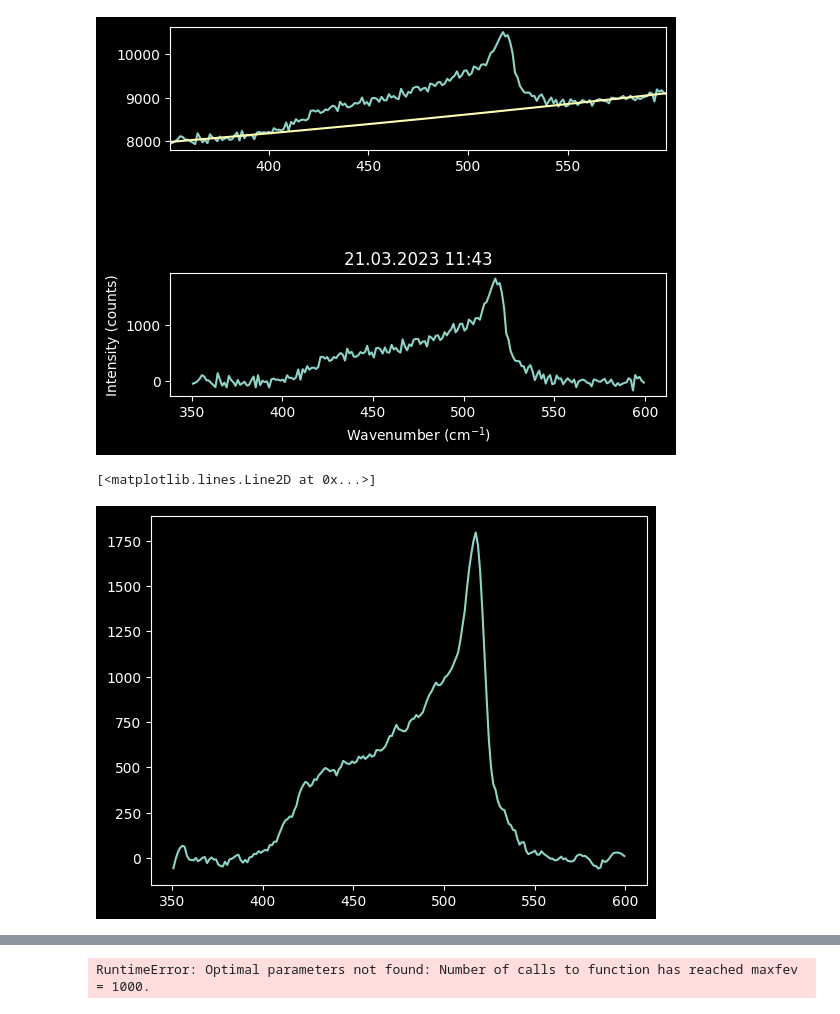
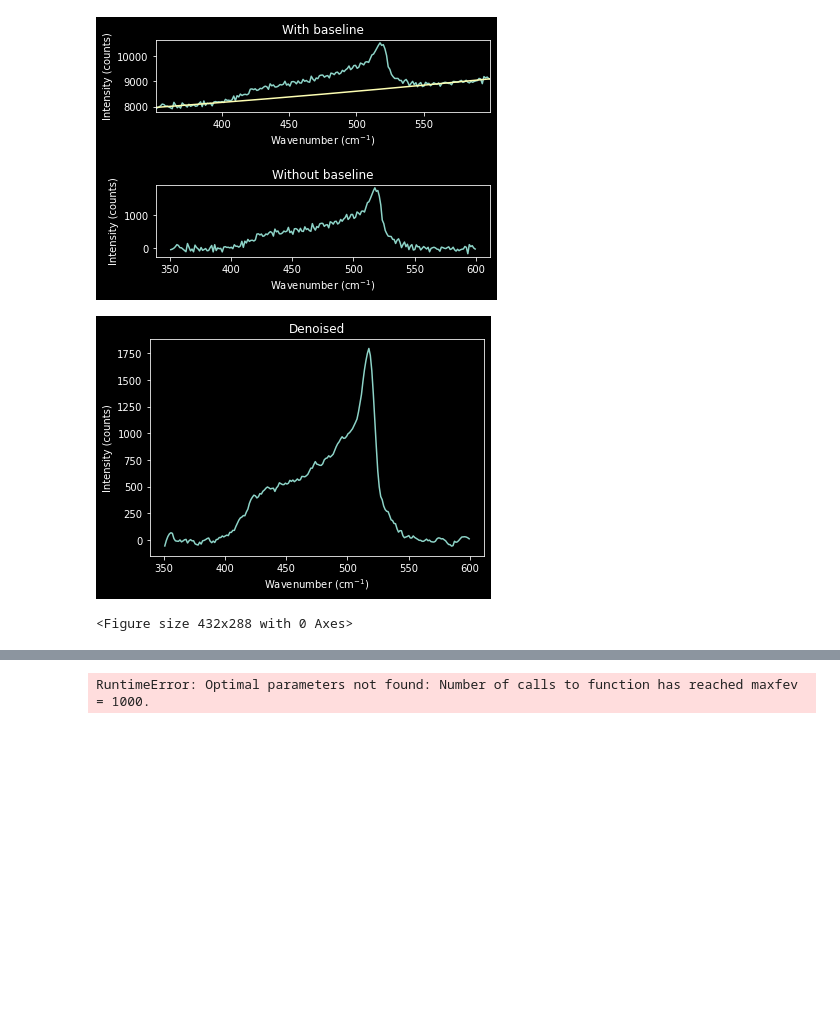
Before and after one commit to oftavira/codespaces-jupyter, a Jupyter notebook: report/report.ipynb, the cells around one changed output, grey strips where cells are left out. Cells and saved outputs as stored; diff of their text form; code cells hidden in the pictures; blank space fills up the shorter version.

```diff
--- a/report/report.ipynb
+++ b/report/report.ipynb
@@ -364,13 +416,11 @@ class RamanSpectrum:
 # %%
-i = 2
+i = 3
 sp0 = RamanSpectrum(files[i])
 sp0.crop(lower=350, upper=600)
 sp0.polifit(a=400, b = 550, ord = 2)
-plt.plot(sp0.polylx, sp0.polyly)
-sp0.sav_gol(10,2,sp0.polylx,sp0.polyly,show=False)
-plt.plot(sp0.denoisedx, sp0.denoisedy)
+sp0.sav_gol(10,2,sp0.polylx,sp0.polyly,show=True)
 # %% [output]
-[figure, old version]
+[figure, new version]
+[figure, new version]
-[<matplotlib.lines.Line2D at 0x...>]
+<Figure size 432x288 with 0 Axes>
-[figure, old version]
 # %%
```
Also changed, not shown: parts of 8 cells of this notebook, 20 other files.
